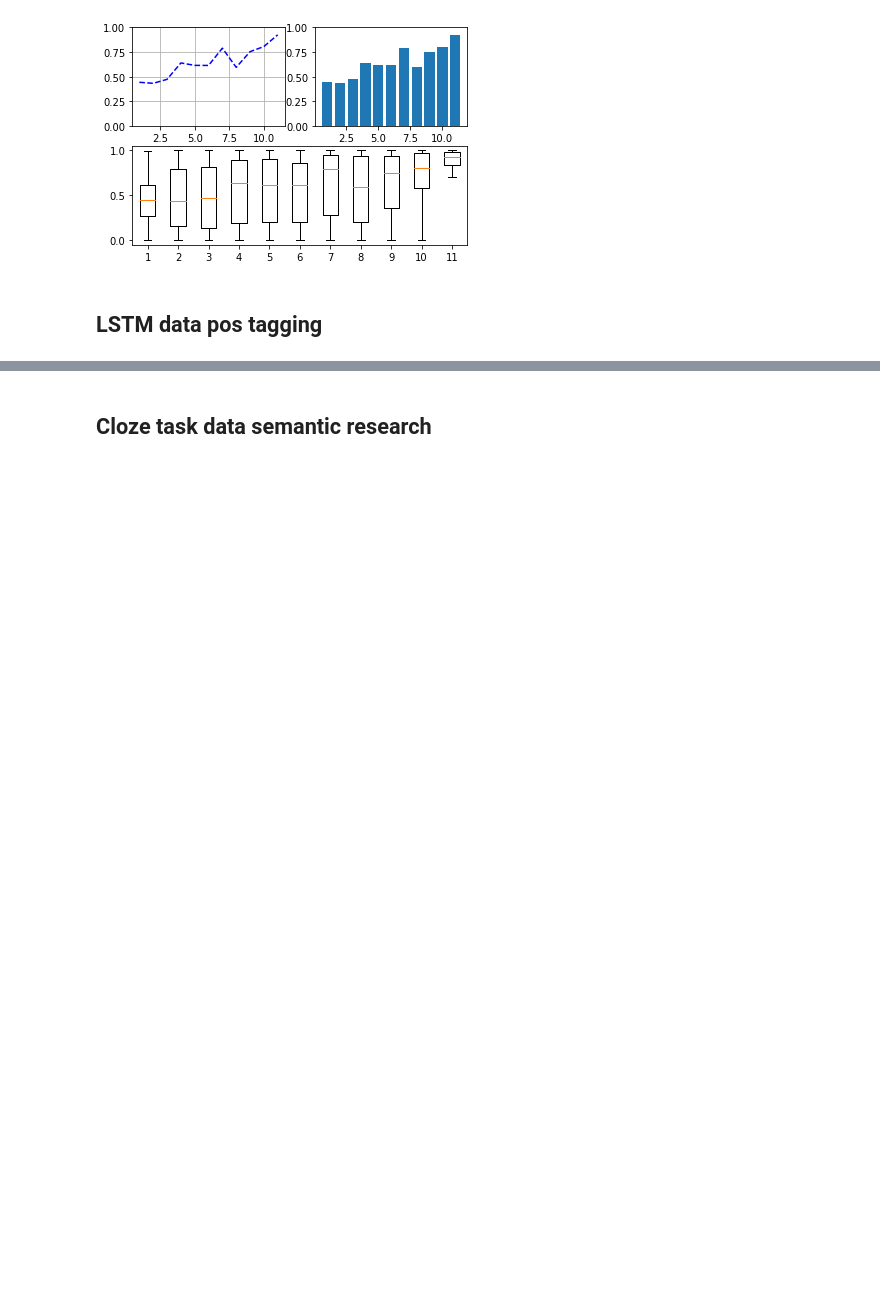
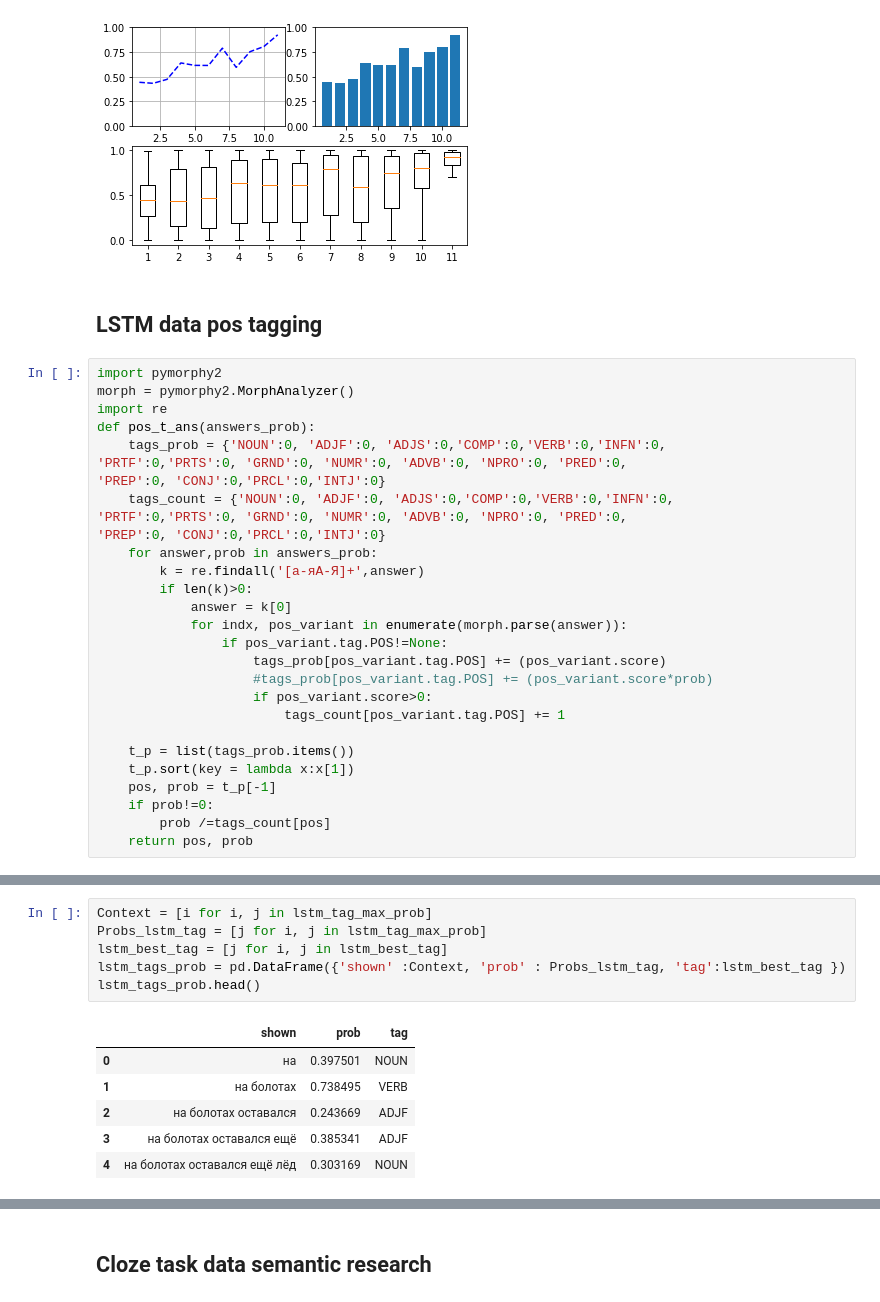
Before and after one commit to semensorokin/NLP_projects, a Jupyter notebook: LSTM_Cloze_prob_task/Model_comparing.ipynb, the cells around one changed output, grey strips where cells are left out. Drawn from its saved outputs; the diff is of its cells as text; blank space fills up the shorter version.

```diff
--- a/LSTM_Cloze_prob_task/Model_comparing.ipynb
+++ b/LSTM_Cloze_prob_task/Model_comparing.ipynb
@@ -375,6 +376,34 @@ See the caveats in the documentation: http://pandas.pydata.org/pandas-docs/stabl
 [figure]
 # %% [markdown]
 ## LSTM data pos tagging
+# %%
+import pymorphy2
+morph = pymorphy2.MorphAnalyzer()
+import re
+def pos_t_ans(answers_prob):
+    tags_prob = {'NOUN':0, 'ADJF':0, 'ADJS':0,'COMP':0,'VERB':0,'INFN':0,
+'PRTF':0,'PRTS':0, 'GRND':0, 'NUMR':0, 'ADVB':0, 'NPRO':0, 'PRED':0,
+'PREP':0, 'CONJ':0,'PRCL':0,'INTJ':0}
+    tags_count = {'NOUN':0, 'ADJF':0, 'ADJS':0,'COMP':0,'VERB':0,'INFN':0,
+'PRTF':0,'PRTS':0, 'GRND':0, 'NUMR':0, 'ADVB':0, 'NPRO':0, 'PRED':0,
+'PREP':0, 'CONJ':0,'PRCL':0,'INTJ':0}
+    for answer,prob in answers_prob:
+        k = re.findall('[а-яА-Я]+',answer)
+        if len(k)>0:
+            answer = k[0]
+            for indx, pos_variant in enumerate(morph.parse(answer)):
+                if pos_variant.tag.POS!=None:
+                    tags_prob[pos_variant.tag.POS] += (pos_variant.score)
+                    #tags_prob[pos_variant.tag.POS] += (pos_variant.score*prob)
+                    if pos_variant.score>0:
+                        tags_count[pos_variant.tag.POS] += 1
+
+    t_p = list(tags_prob.items())
+    t_p.sort(key = lambda x:x[1])
+    pos, prob = t_p[-1]
+    if prob!=0:
+        prob /=tags_count[pos]
+    return pos, prob
 # %%
 import json
 json_data=open('data.json').read()
@@ -381,0 +420,13 @@ data = json.loads(json_data)
+# %%
+Context = [i for i, j in lstm_tag_max_prob]
+Probs_lstm_tag = [j for i, j in lstm_tag_max_prob]
+lstm_best_tag = [j for i, j in lstm_best_tag]
+lstm_tags_prob = pd.DataFrame({'shown' :Context, 'prob' : Probs_lstm_tag, 'tag':lstm_best_tag })
+lstm_tags_prob.head()
+# %% [output]
+|  | shown | prob | tag |
+| 0 | на | 0.397501 | NOUN |
+| 1 | на болотах | 0.738495 | VERB |
+| 2 | на болотах оставался | 0.243669 | ADJF |
+| 3 | на болотах оставался ещё | 0.385341 | ADJF |
+| 4 | на болотах оставался ещё лёд | 0.303169 | NOUN |
```
Also changed, not shown: parts of 10 cells of this notebook, 2 other files.
